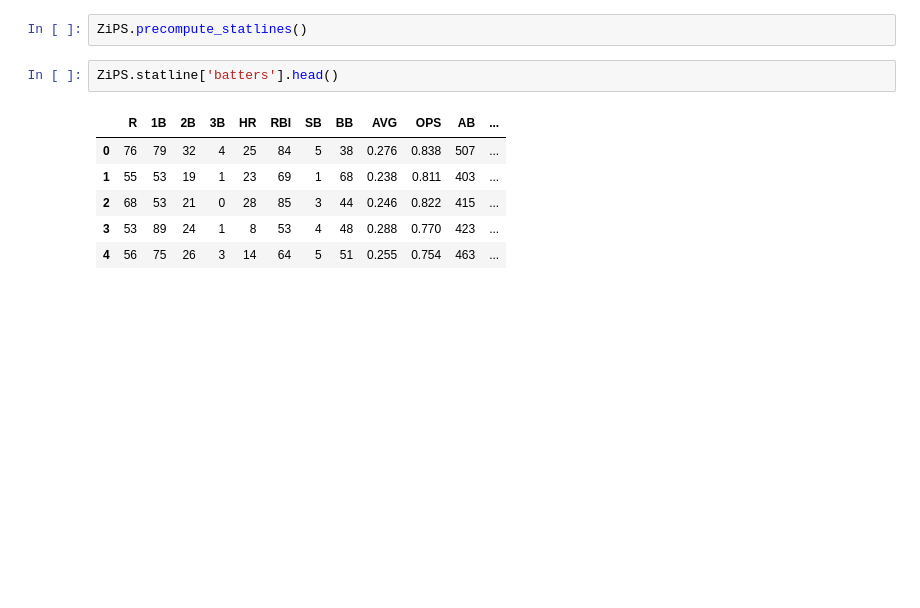
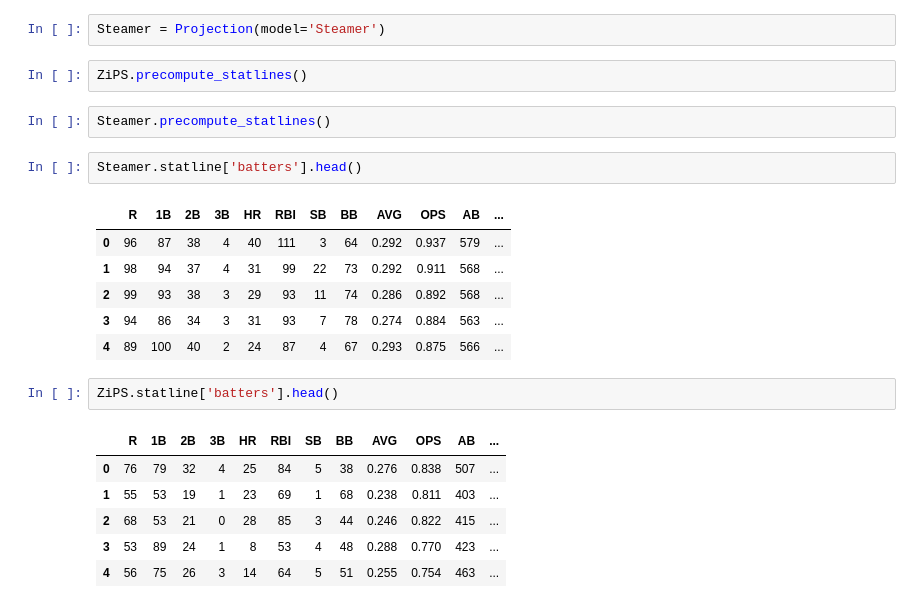
Before and after one commit to wrapgenius/GameDay, a Jupyter notebook: DraftDay2019_w_Fangraphs.ipynb, the cells around one changed output. Drawn from its saved outputs; the diff is of its cells as text; blank space fills up the shorter version.

```diff
--- a/DraftDay2019_w_Fangraphs.ipynb
+++ b/DraftDay2019_w_Fangraphs.ipynb
@@ -47,8 +47,21 @@ A value is trying to be set on a copy of a slice from a DataFrame
 
 See the caveats in the documentation: http://pandas.pydata.org/pandas-docs/stable/indexing.html#indexing-view-versus-copy
   self.pitchers_stats['BSV'][ind] = np.floor(self.pitchers_stats['IP'][ind] * 0.05 * (1./self.pitchers_stats['WHIP'][ind]))
+# %%
+Steamer = Projection(model='Steamer')
 # %%
 ZiPS.precompute_statlines()
+# %%
+Steamer.precompute_statlines()
+# %%
+Steamer.statline['batters'].head()
+# %% [output]
+|  | R | 1B | 2B | 3B | HR | RBI | SB | BB | AVG | OPS | AB | ... |
+| 0 | 96 | 87 | 38 | 4 | 40 | 111 | 3 | 64 | 0.292 | 0.937 | 579 | ... |
+| 1 | 98 | 94 | 37 | 4 | 31 | 99 | 22 | 73 | 0.292 | 0.911 | 568 | ... |
+| 2 | 99 | 93 | 38 | 3 | 29 | 93 | 11 | 74 | 0.286 | 0.892 | 568 | ... |
+| 3 | 94 | 86 | 34 | 3 | 31 | 93 | 7 | 78 | 0.274 | 0.884 | 563 | ... |
+| 4 | 89 | 100 | 40 | 2 | 24 | 87 | 4 | 67 | 0.293 | 0.875 | 566 | ... |
 # %%
 ZiPS.statline['batters'].head()
 # %% [output]
```
Also changed, not shown: parts of 5 cells of this notebook, 2 other files.
